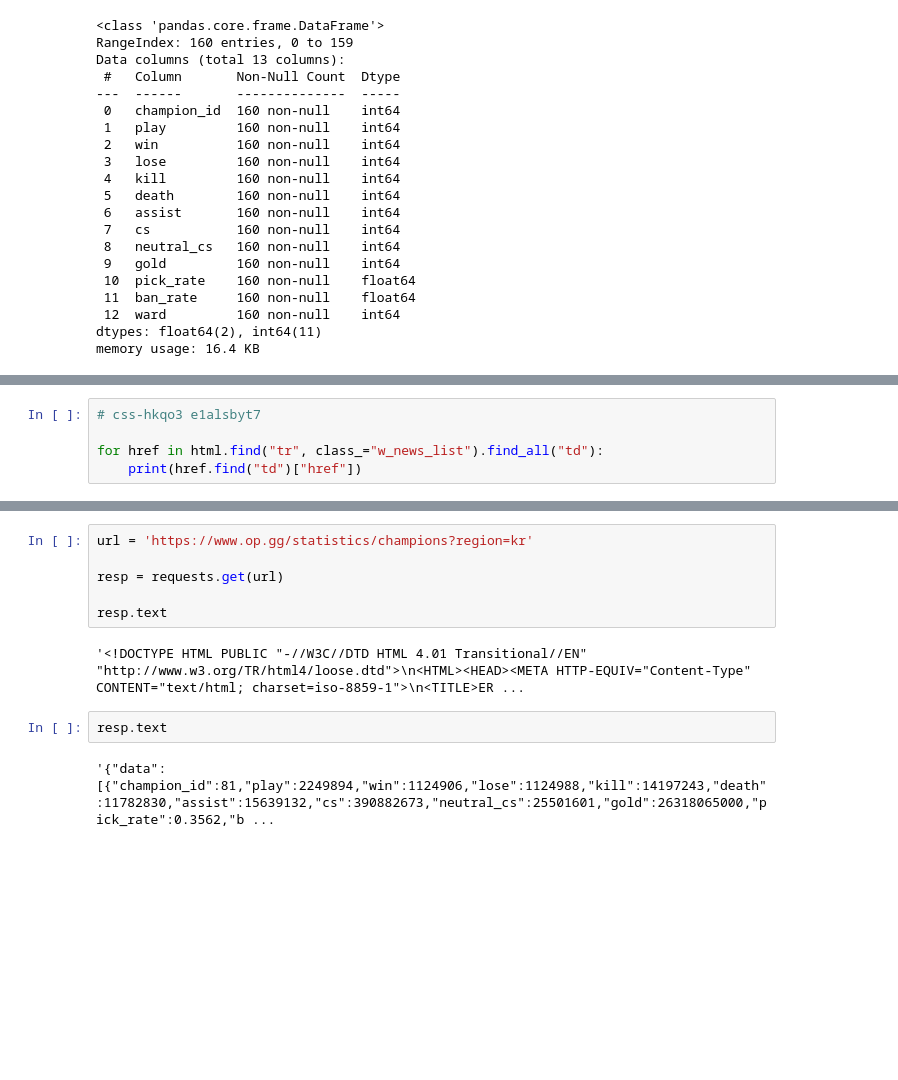
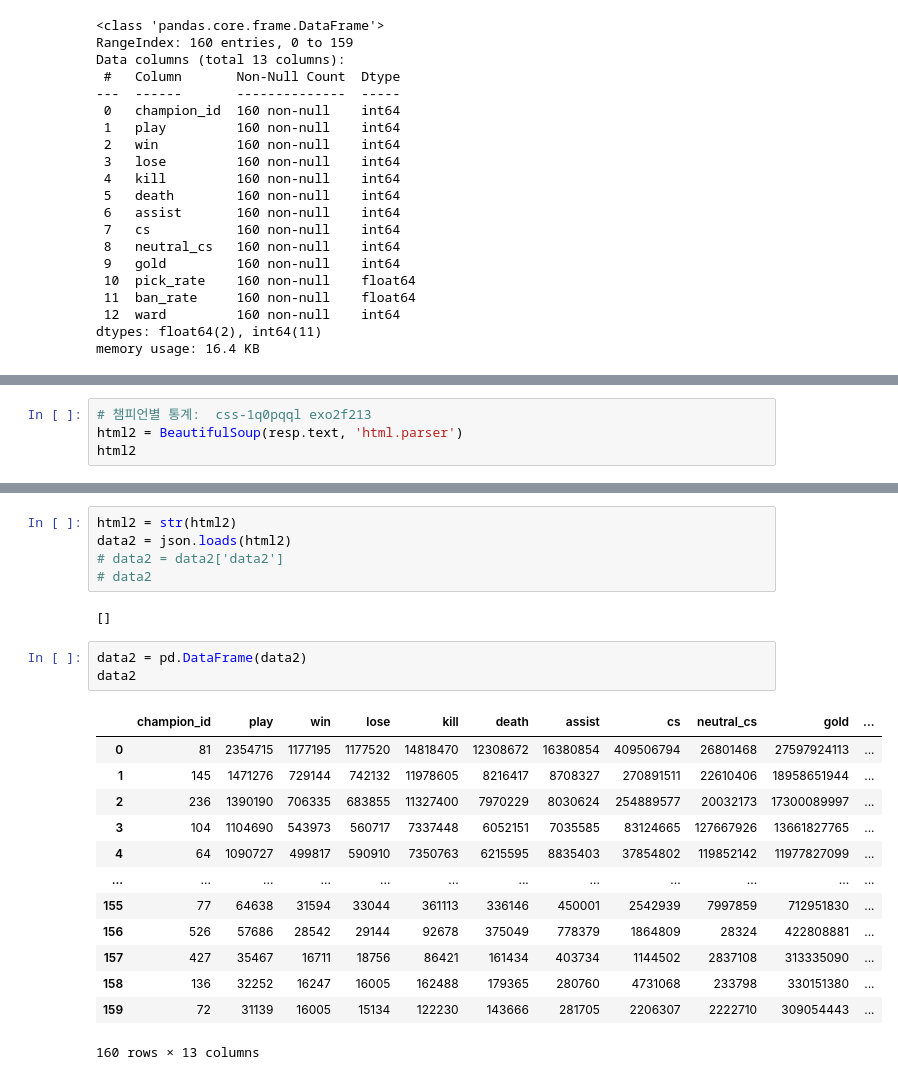
Before and after one commit to sjhh4/branch-practice, a Jupyter notebook: EDA_Mini_Project.ipynb, the cells around one changed output, grey strips where cells are left out. Cells and saved outputs as stored; diff of their text form; blank space fills up the shorter version.

Commit message:
feat: Tried to match the champion_id with its name
but failed

```diff
--- a/EDA_Mini_Project.ipynb
+++ b/EDA_Mini_Project.ipynb
@@ -246,6 +264,5 @@ memory usage: 16.4 KB
 # %%
-# css-hkqo3 e1alsbyt7
-
-for href in html.find("tr", class_="w_news_list").find_all("td"):
-    print(href.find("td")["href"])
+# 챔피언별 통계:  css-1q0pqql exo2f213
+html2 = BeautifulSoup(resp.text, 'html.parser')
+html2
 # %% [output]
@@ -253,12 +270,24 @@ SyntaxError: invalid non-printable character U+00A0 (Temp/ipykernel_14784/314041
-# %%
-url = 'https://www.op.gg/statistics/champions?region=kr'
-
-resp = requests.get(url)
-
-resp.text
-# %% [output]
-'<!DOCTYPE HTML PUBLIC "-//W3C//DTD HTML 4.01 Transitional//EN" "http://www.w3.org/TR/html4/loose.dtd">\n<HTML><HEAD><META HTTP-EQUIV="Content-Type" CONTENT="text/html; charset=iso-8859-1">\n<TITLE>ER ...
-# %%
-resp.text
-# %% [output]
-'{"data":[{"champion_id":81,"play":2249894,"win":1124906,"lose":1124988,"kill":14197243,"death":11782830,"assist":15639132,"cs":390882673,"neutral_cs":25501601,"gold":26318065000,"pick_rate":0.3562,"b ...
+# %%
+html2 = str(html2)
+data2 = json.loads(html2)
+# data2 = data2['data2']
+# data2
+# %% [output]
+[]
+# %%
+data2 = pd.DataFrame(data2)
+data2
+# %% [output]
+|  | champion_id | play | win | lose | kill | death | assist | cs | neutral_cs | gold | ... |
+| 0 | 81 | 2354715 | 1177195 | 1177520 | 14818470 | 12308672 | 16380854 | 409506794 | 26801468 | 27597924113 | ... |
+| 1 | 145 | 1471276 | 729144 | 742132 | 11978605 | 8216417 | 8708327 | 270891511 | 22610406 | 18958651944 | ... |
+| 2 | 236 | 1390190 | 706335 | 683855 | 11327400 | 7970229 | 8030624 | 254889577 | 20032173 | 17300089997 | ... |
+| 3 | 104 | 1104690 | 543973 | 560717 | 7337448 | 6052151 | 7035585 | 83124665 | 127667926 | 13661827765 | ... |
+| 4 | 64 | 1090727 | 499817 | 590910 | 7350763 | 6215595 | 8835403 | 37854802 | 119852142 | 11977827099 | ... |
+| ... | ... | ... | ... | ... | ... | ... | ... | ... | ... | ... | ... |
+| 155 | 77 | 64638 | 31594 | 33044 | 361113 | 336146 | 450001 | 2542939 | 7997859 | 712951830 | ... |
+| 156 | 526 | 57686 | 28542 | 29144 | 92678 | 375049 | 778379 | 1864809 | 28324 | 422808881 | ... |
+| 157 | 427 | 35467 | 16711 | 18756 | 86421 | 161434 | 403734 | 1144502 | 2837108 | 313335090 | ... |
+| 158 | 136 | 32252 | 16247 | 16005 | 162488 | 179365 | 280760 | 4731068 | 233798 | 330151380 | ... |
+| 159 | 72 | 31139 | 16005 | 15134 | 122230 | 143666 | 281705 | 2206307 | 2222710 | 309054443 | ... |
+160 rows × 13 columns
```
Also changed, not shown: parts of 11 cells of this notebook.
